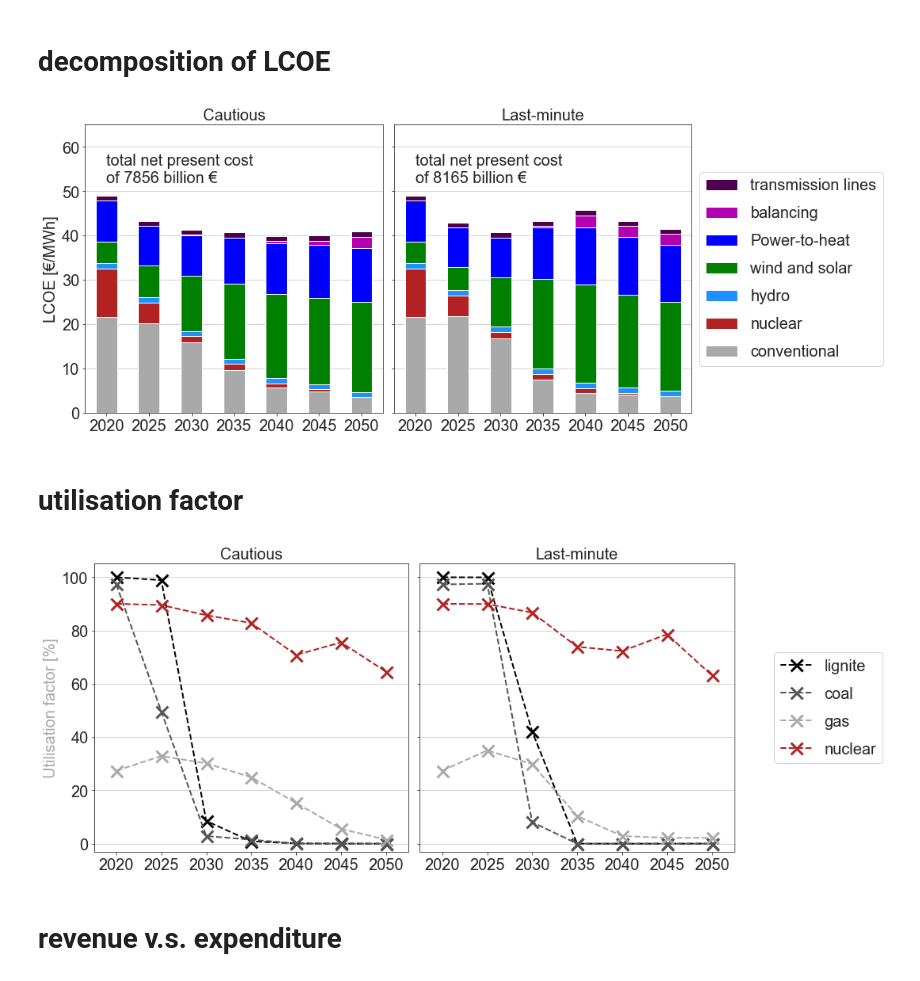
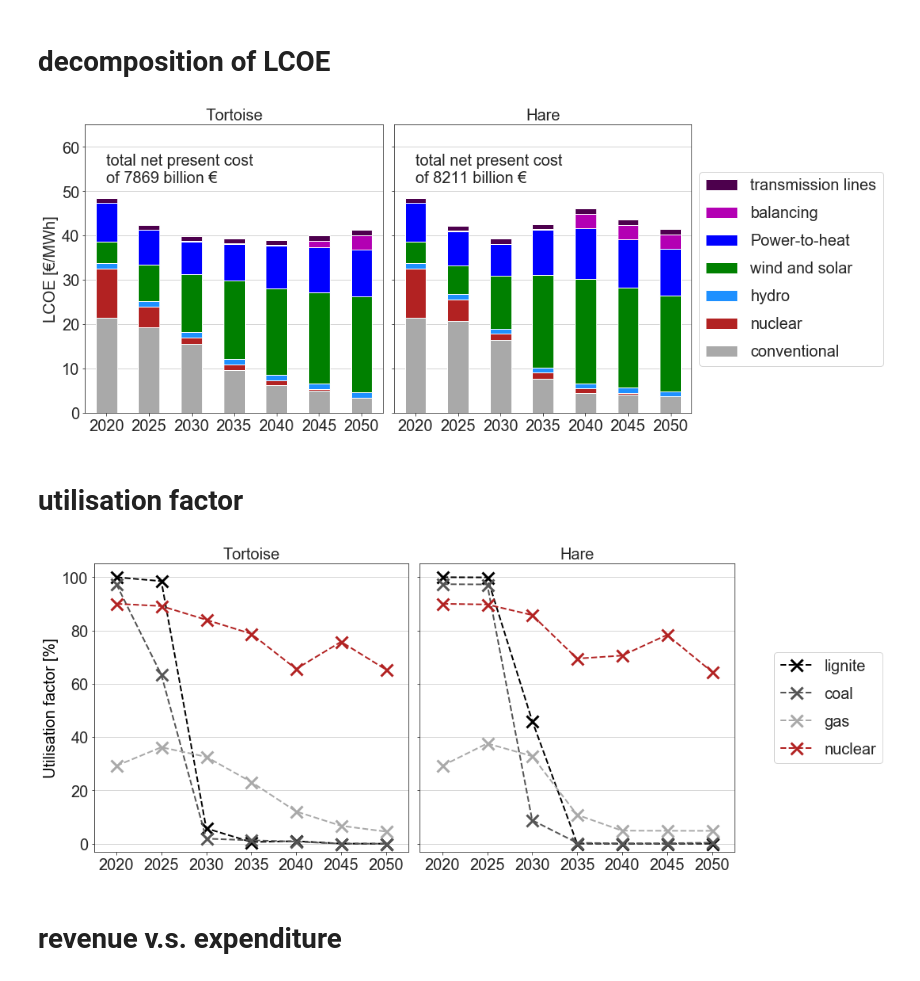
Before and after one commit to martavp/pypsa-eur-sec-30-path, a Jupyter notebook: paper_graphics/notebooks/summary_plot.ipynb, the cells around one changed output. Saved outputs shown, nothing was run; the diff lists cells and outputs as text; code cells hidden in the pictures.

Commit message:
Cautious to Tortoise, Last-minute to Hare

```diff
--- a/paper_graphics/notebooks/summary_plot.ipynb
+++ b/paper_graphics/notebooks/summary_plot.ipynb
@@ -11,7 +11,7 @@ import matplotlib.pyplot as plt
 import seaborn as sns
 %matplotlib inline
 # %%
-version = 'w_DH_exp'
+version = 'Base'
 co2_1990 = 2232e6 # Mt co2 emission in 1990
 rate = 0.02 # inflation rate
 years = np.arange(2020,2055,5)
@@ -191,7 +191,7 @@ df.T.plot(kind="bar",ax=ax,stacked=True,color=[tech_colors[i] for i in df.index]
 ax.set_ylim([0,65])
 ax.set_xlabel('')
 ax.set_ylabel("LCOE [€/MWh]",fontsize=fs)
-ax.set_title('Cautious',fontsize=fs)
+ax.set_title('Tortoise',fontsize=fs)
 ax.grid('on',axis='y')
 ax.annotate('total net present cost \nof {} billion €'.format(s_n['go']),xy=(0,52),fontsize=fs)
 # ax_twin = ax.twinx()
@@ -203,7 +203,7 @@ ax = axes[1]
 df = df_cc['wait']
 df.T.plot(kind="bar",ax=ax,stacked=True,color=[tech_colors[i] for i in df.index],legend=False,fontsize=fs,rot=0)
 ax.set_xlabel('')
-ax.set_title('Last-minute',fontsize=fs)
+ax.set_title('Hare',fontsize=fs)
 ax.grid('on',axis='y')
 ax.annotate('total net present cost \nof {} billion €'.format(s_n['wait']),xy=(0,52),fontsize=fs)
 # ax_twin = ax.twinx()
@@ -218,7 +218,7 @@ fig.tight_layout()
 
 plt.savefig('../../figures/LCOE_{}.png'.format(version),dpi=500, bbox_inches='tight')
 # %% [output]
-[figure, old version]
+[figure, new version]
 # %% [markdown]
 # utilisation factor
 # %%
@@ -228,8 +228,8 @@ ax = axes[0]
 
 df = df_uti['go']*100
 df.T.plot(ax=ax,fontsize=fs,color=tech_colors[df.index],lw=2,legend=False,marker='x',ms=ms,mew=mew,style='--',rot=0)
-ax.set_ylabel("Utilisation factor [%]",fontsize=fs,color=tech_colors['conventional'])
-ax.set_title('Cautious',fontsize=fs)
+ax.set_ylabel("Utilisation factor [%]",fontsize=fs,color=tech_colors['lignite'])
+ax.set_title('Tortoise',fontsize=fs)
 handles1,labels1 = ax.get_legend_handles_labels()
 
 # ax_twinx = ax.twinx()
@@ -241,35 +241,35 @@ handles1,labels1 = ax.get_legend_handles_labels()
 # handles2,labels2 = ax_twinx.get_legend_handles_labels()
 
 # dummy plot
 ax = axes[0]
 df.T.plot(kind='bar',ax=ax,stacked=True,fontsize=fs,color=tech_colors[df.index],lw=lw,legend=False,alpha=0,rot=0)
 ax.set_xlabel("")
 ax.grid('on',axis='y')
 
 ax = axes[1]
 df = df_uti['wait']*100
 df.T.plot(ax=ax,fontsize=fs,color=tech_colors[df.index],lw=2,legend=False,marker='x',ms=ms,mew=mew,style='--',rot=0)
 ax.set_ylim([-3,105])
-ax.set_title('Last-minute',fontsize=fs)
+ax.set_title('Hare',fontsize=fs)
 
 # ax_twinx = ax.twinx()
 # df = csvs['curtailment']['wait'].reindex(['offwind','onwind','solar'])
 # df = df.rename(mapper=rename_techs)
 # df.T.plot(ax=ax_twinx,fontsize=fs,color=tech_colors[df.index],lw=0,legend=False,marker='^',ms=ms,mew=2,style=':',alpha=0.8)
 # ax_twinx.set_ylim([-0.2,7])
 # ax_twinx.set_ylabel('Wind and solar curtailment [%]',fontsize=fs,color=tech_colors['wind and solar'])
 
 # dummy plot
 df.T.plot(kind='bar',ax=ax,stacked=True,fontsize=fs,color=tech_colors[df.index],lw=lw,legend=False,alpha=0,rot=0)
 ax.set_xlabel("")
 ax.grid('on',axis='y')
 
 ax.legend(handles1,labels1,ncol=1,loc="center left",fontsize=fs,bbox_to_anchor=[1.1,0.5],labelspacing=0.8)
 
 fig.tight_layout()
 plt.savefig('../../figures/utilisation_factors_{}.png'.format(version),dpi=500, bbox_inches='tight')
 # %% [output]
-[figure, old version]
+[figure, new version]
 # %% [markdown]
 # revenue v.s. expenditure
 # %%
```
Also changed, not shown: parts of 5 cells of this notebook, 21 other files.
